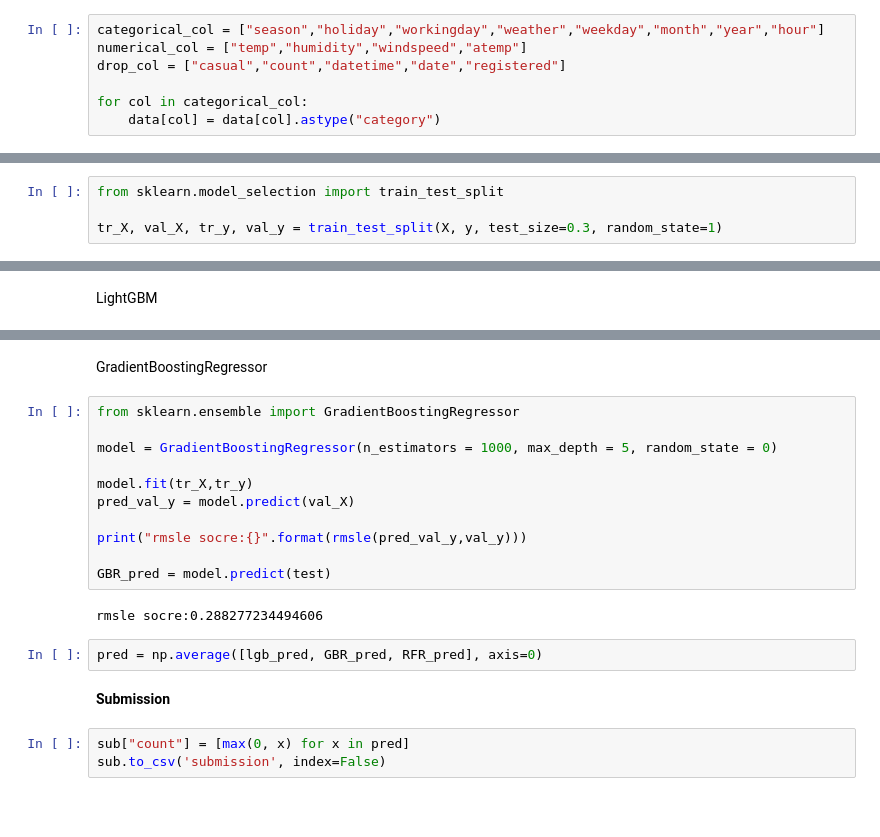
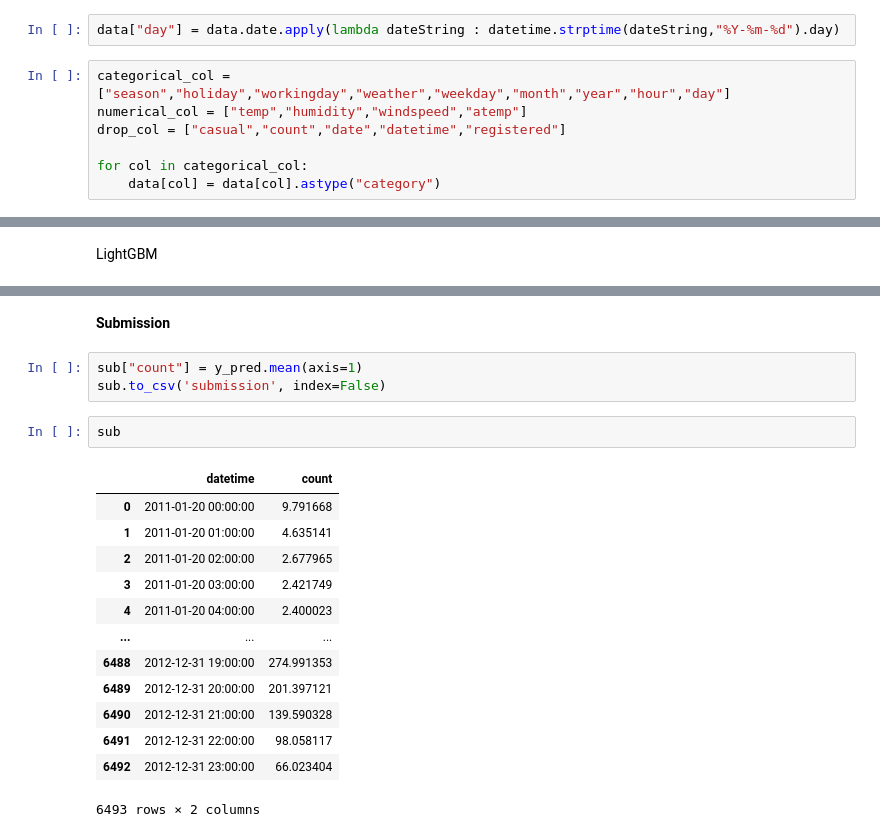
Before and after one commit to NagaoTadashi/Bike-sharing-demand, a Jupyter notebook: bike-sharing-demand.ipynb, the cells around one changed output, grey strips where cells are left out. Cells and saved outputs as stored; diff of their text form; blank space fills up the shorter version.

```diff
--- a/bike-sharing-demand.ipynb
+++ b/bike-sharing-demand.ipynb
@@ -183,10 +185,12 @@ data["hour"] = data.datetime.apply(lambda x : x.split()[1].split(":")[0]).astype
 data["year"] = data.datetime.apply(lambda x : x.split()[0].split("-")[0])
 data["weekday"] = data.date.apply(lambda dateString : datetime.strptime(dateString,"%Y-%m-%d").weekday())
 data["month"] = data.date.apply(lambda dateString : datetime.strptime(dateString,"%Y-%m-%d").month)
+# %%
+data["day"] = data.date.apply(lambda dateString : datetime.strptime(dateString,"%Y-%m-%d").day)
 # %%
-categorical_col = ["season","holiday","workingday","weather","weekday","month","year","hour"]
+categorical_col = ["season","holiday","workingday","weather","weekday","month","year","hour","day"]
 numerical_col = ["temp","humidity","windspeed","atemp"]
-drop_col = ["casual","count","datetime","date","registered"]
+drop_col = ["casual","count","date","datetime","registered"]
 
 for col in categorical_col:
     data[col] = data[col].astype("category")
@@ -208,4 +211,0 @@ print(test.shape)
-# %%
-from sklearn.model_selection import train_test_split
-
-tr_X, val_X, tr_y, val_y = train_test_split(X, y, test_size=0.3, random_state=1)
@@ -289,22 +277,21 @@ rmsle score:0.306656706073972
-# %% [markdown]
-GradientBoostingRegressor
-# %%
-from sklearn.ensemble import GradientBoostingRegressor
-
-model = GradientBoostingRegressor(n_estimators = 1000, max_depth = 5, random_state = 0)
-
-model.fit(tr_X,tr_y)
-pred_val_y = model.predict(val_X)
-
-print("rmsle socre:{}".format(rmsle(pred_val_y,val_y)))
-
-GBR_pred = model.predict(test)
-# %% [output]
-rmsle socre:0.288277234494606
-# %%
-pred = np.average([lgb_pred, GBR_pred, RFR_pred], axis=0)
 # %% [markdown]
 **Submission**
 # %%
-sub["count"] = [max(0, x) for x in pred]
+sub["count"] = y_pred.mean(axis=1)
 sub.to_csv('submission', index=False)
+# %%
+sub
+# %% [output]
+|  | datetime | count |
+| 0 | 2011-01-20 00:00:00 | 9.791668 |
+| 1 | 2011-01-20 01:00:00 | 4.635141 |
+| 2 | 2011-01-20 02:00:00 | 2.677965 |
+| 3 | 2011-01-20 03:00:00 | 2.421749 |
+| 4 | 2011-01-20 04:00:00 | 2.400023 |
+| ... | ... | ... |
+| 6488 | 2012-12-31 19:00:00 | 274.991353 |
+| 6489 | 2012-12-31 20:00:00 | 201.397121 |
+| 6490 | 2012-12-31 21:00:00 | 139.590328 |
+| 6491 | 2012-12-31 22:00:00 | 98.058117 |
+| 6492 | 2012-12-31 23:00:00 | 66.023404 |
+6493 rows × 2 columns
```
Also changed, not shown: parts of 8 cells of this notebook.
